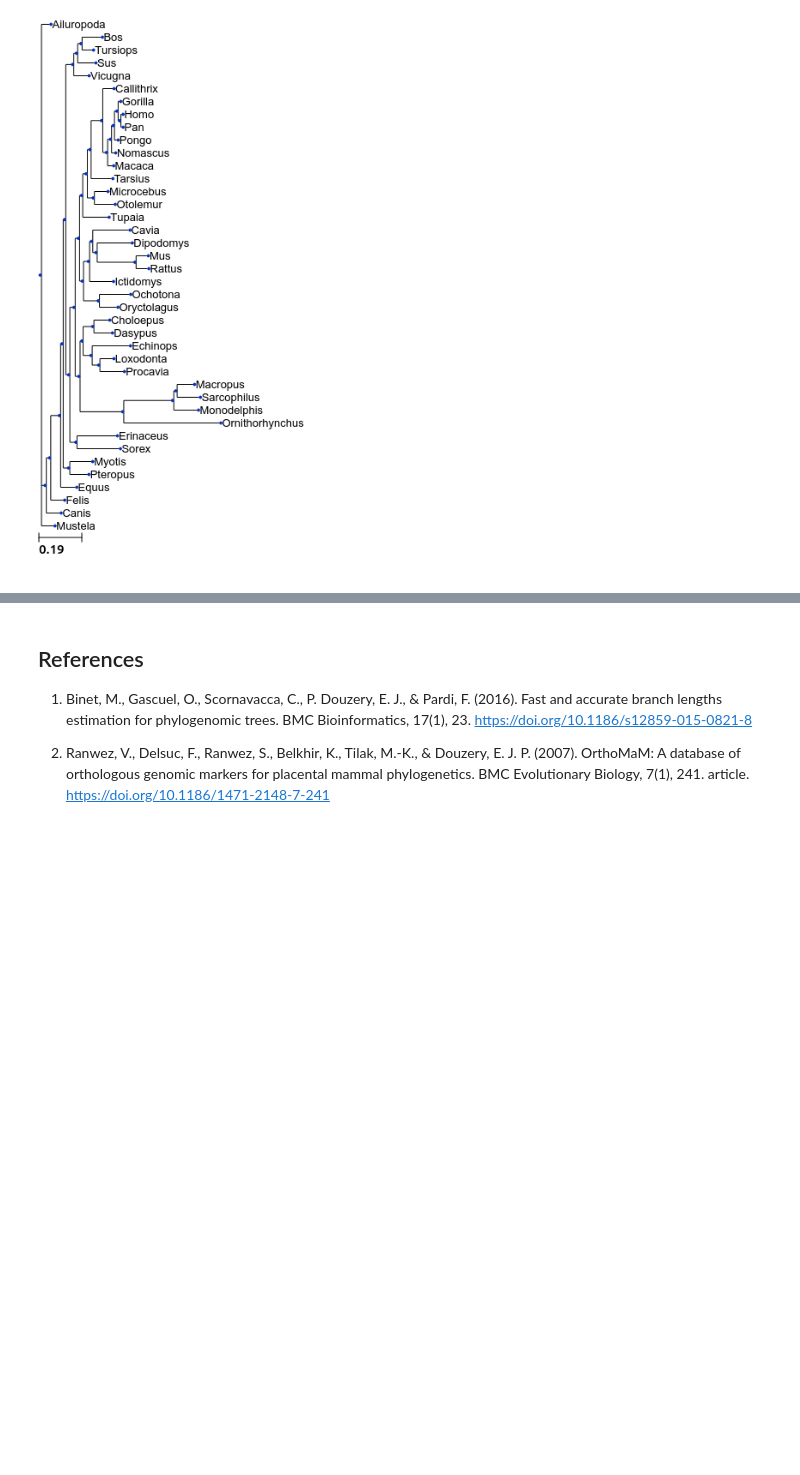
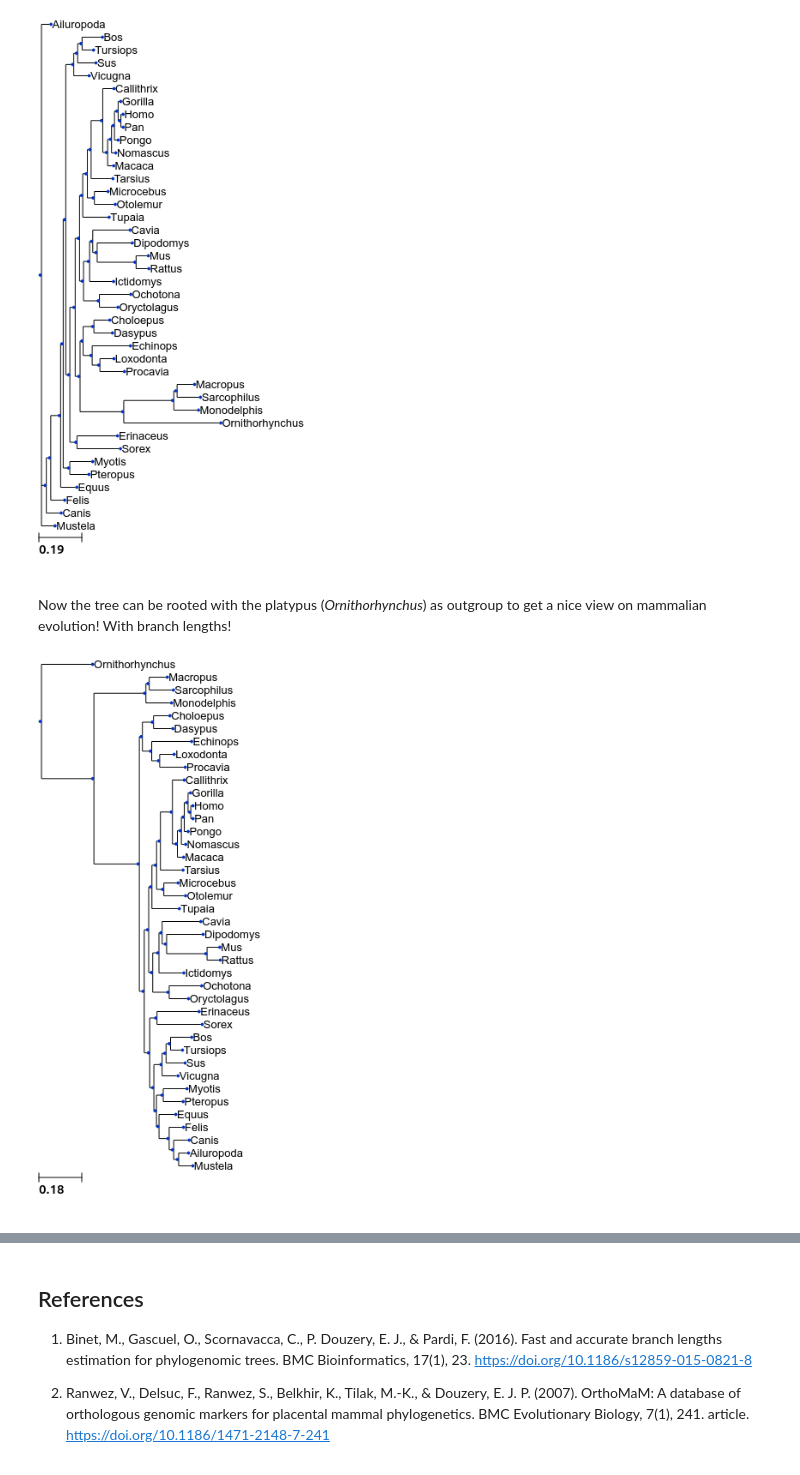
Before and after one commit to eeiyowei/erable, a Jupyter notebook: erable.ipynb, the cells around one changed output, grey strips where cells are left out. Saved outputs shown, nothing was run; the diff lists cells and outputs as text; code cells hidden in the pictures; blank space fills up the shorter version.

Commit message:
added added tree renderings

```diff
--- a/erable.ipynb
+++ b/erable.ipynb
@@ -702,3 +684,10 @@ t = add_branch_lengths(t, branches, species_mapping)
 t.render(file_name='%%inline')
 # %% [output]
 [figure]
+# %% [markdown]
+Now the tree can be rooted with the platypus (_Ornithorhynchus_) as outgroup to get a nice view on mammalian evolution! With branch lengths!
+# %%
+t.set_outgroup('Ornithorhynchus')
+t.render(file_name='%%inline')
+# %% [output]
+[figure, added]
```
Also changed, not shown: parts of 6 cells of this notebook.
